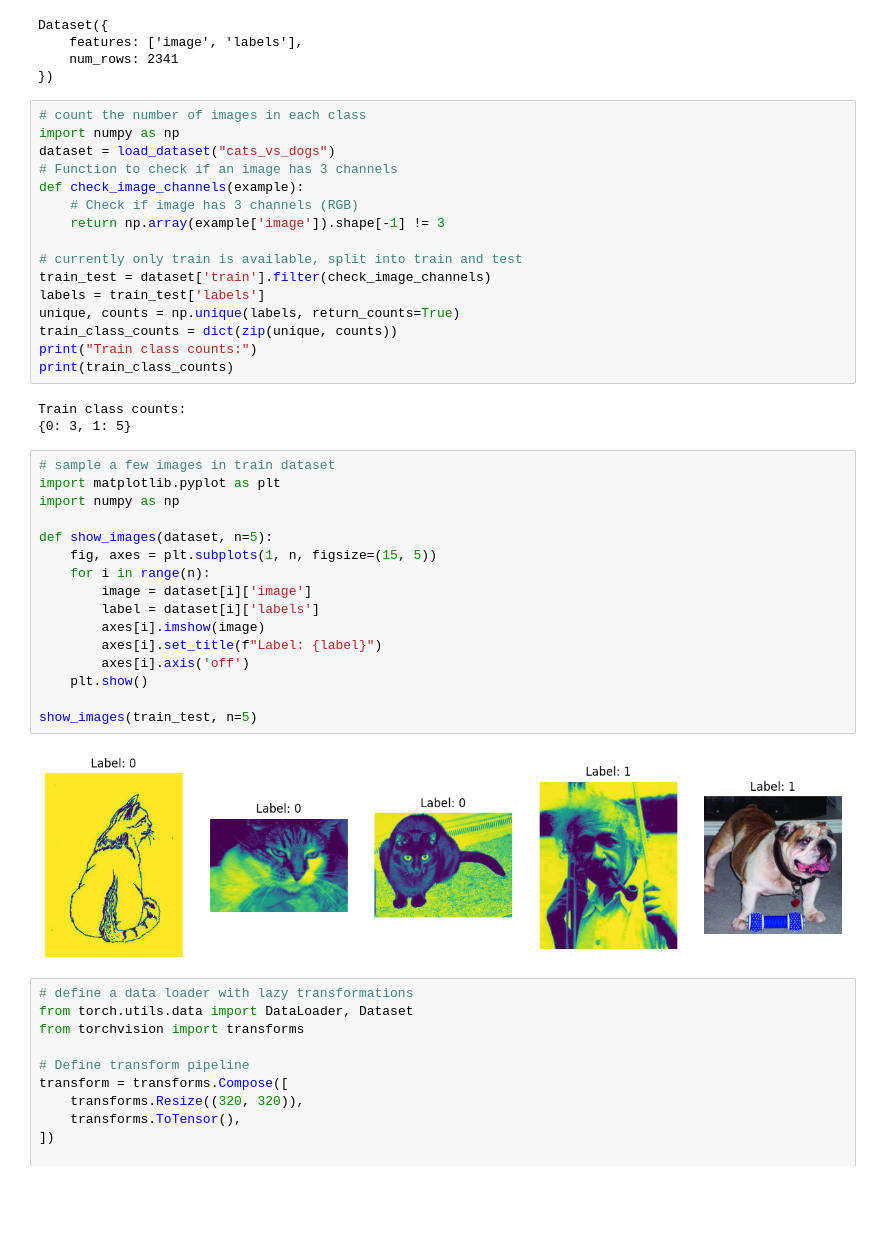
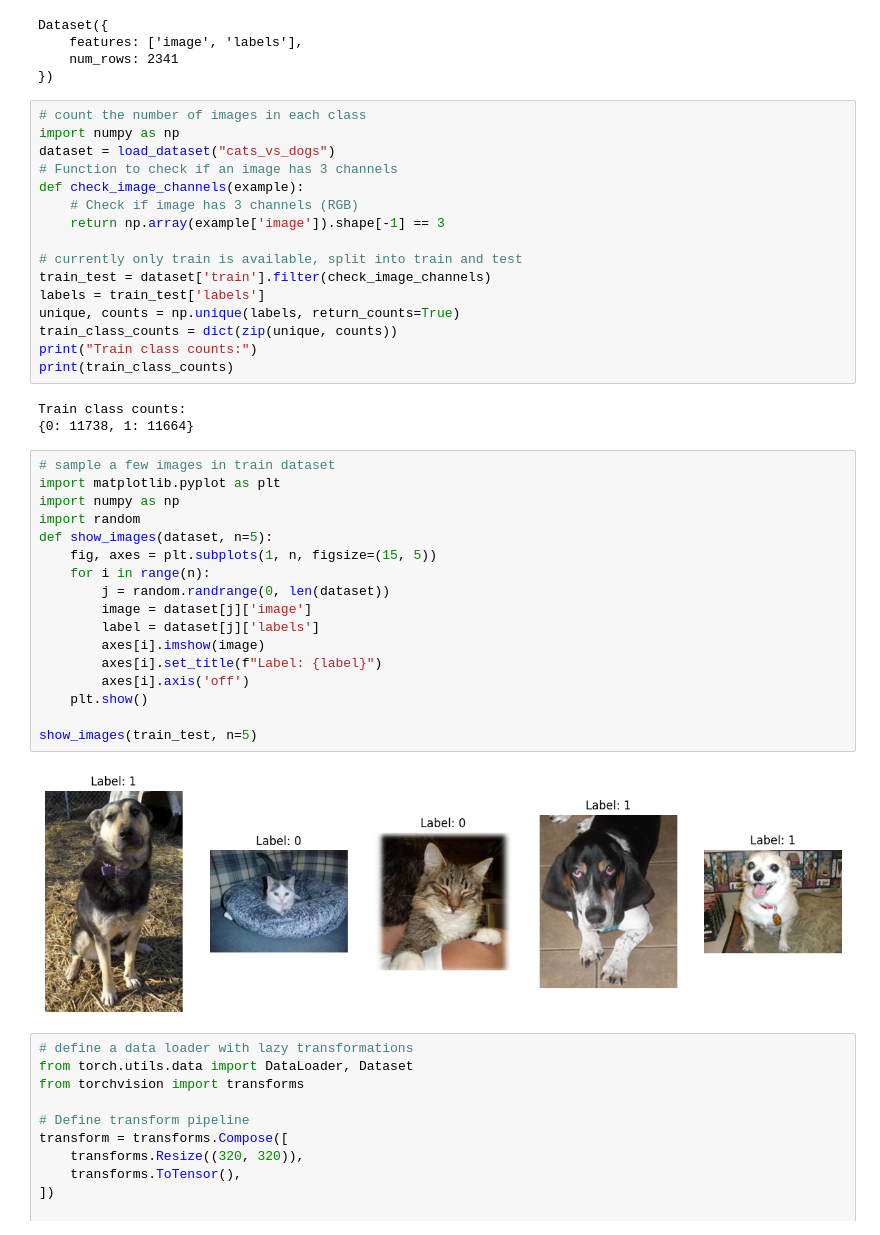
Before and after one commit to rifqi2320/DeepLearning-ViT, a Jupyter notebook: visual-transformers-deep-learning.ipynb, the cells around one changed output. Drawn from its saved outputs; the diff is of its cells as text; blank space fills up the shorter version.

Commit message:
update images

```diff
--- a/visual-transformers-deep-learning.ipynb
+++ b/visual-transformers-deep-learning.ipynb
@@ -370,7 +370,7 @@ dataset = load_dataset("cats_vs_dogs")
 # Function to check if an image has 3 channels
 def check_image_channels(example):
     # Check if image has 3 channels (RGB)
-    return np.array(example['image']).shape[-1] != 3
+    return np.array(example['image']).shape[-1] == 3
 
 # currently only train is available, split into train and test
 train_test = dataset['train'].filter(check_image_channels)
@@ -381,25 +381,26 @@ print("Train class counts:")
 print(train_class_counts)
 # %% [output]
 Train class counts:
-{0: 3, 1: 5}
+{0: 11738, 1: 11664}
 # %%
 # sample a few images in train dataset
 import matplotlib.pyplot as plt
 import numpy as np
-
+import random
 def show_images(dataset, n=5):
     fig, axes = plt.subplots(1, n, figsize=(15, 5))
     for i in range(n):
-        image = dataset[i]['image']
-        label = dataset[i]['labels']
+        j = random.randrange(0, len(dataset))
+        image = dataset[j]['image']
+        label = dataset[j]['labels']
         axes[i].imshow(image)
         axes[i].set_title(f"Label: {label}")
         axes[i].axis('off')
     plt.show()
 
 show_images(train_test, n=5)
 # %% [output]
-[figure, old version]
+[figure, new version]
 # %%
 # define a data loader with lazy transformations
 from torch.utils.data import DataLoader, Dataset
```
Also changed, not shown: 2 other files.
